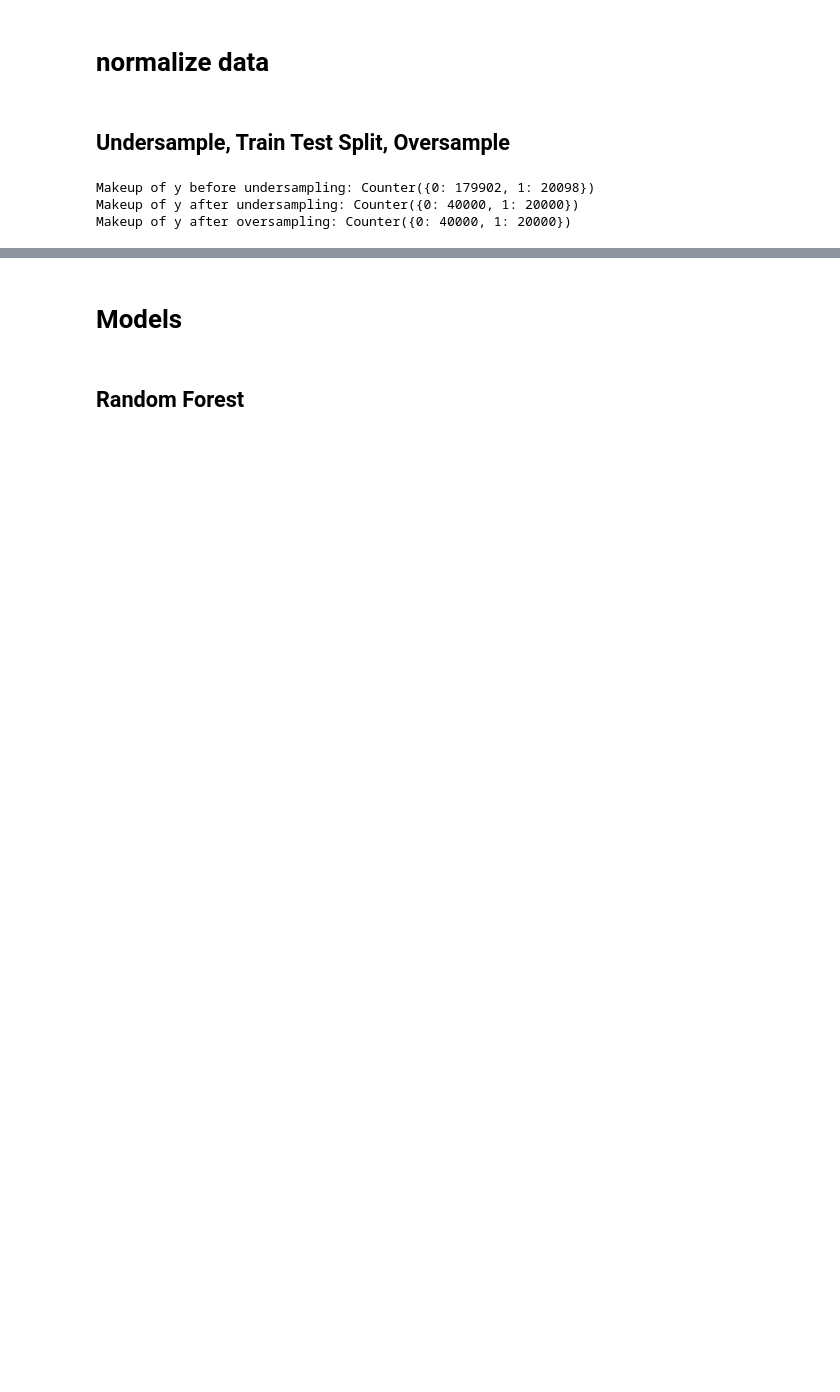
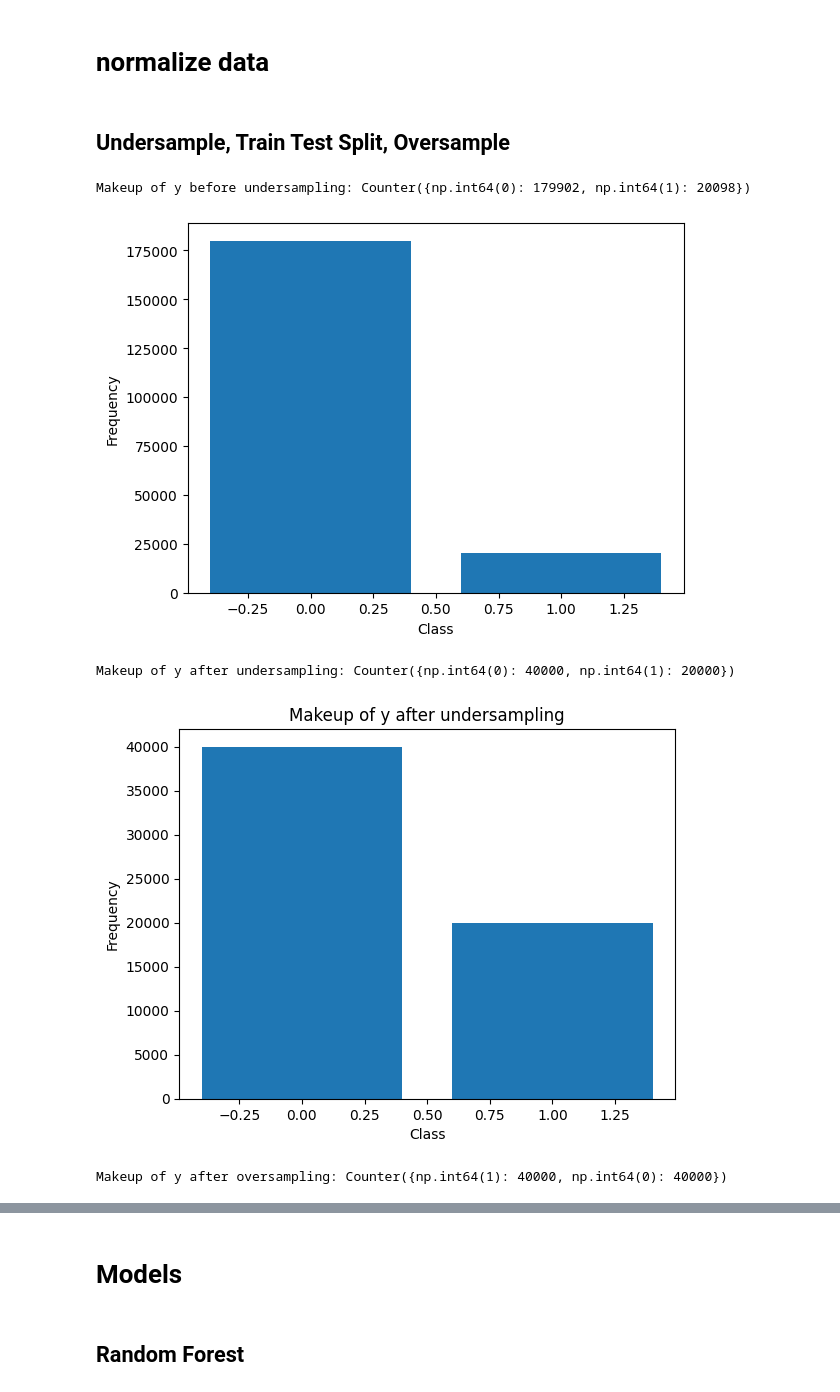
Before and after one commit to azizabousam1/Housing-Market-Analysis, a Jupyter notebook: customer-transaction-prediction.ipynb, the cells around one changed output, grey strips where cells are left out. Cells and saved outputs as stored; diff of their text form; code cells hidden in the pictures; blank space fills up the shorter version.

```diff
--- a/customer-transaction-prediction.ipynb
+++ b/customer-transaction-prediction.ipynb
@@ -218,24 +222,48 @@ X = scaler.fit_transform(X)
 # %%
 # in the intial data see the 0s and 1 number. make it same amount of 0 and 1 for support
 # Show the makeup of the labels
 print("Makeup of y before undersampling:", Counter(y))
+# Get the counts of each class in y_balanced
+counter = Counter(y)
+labels, values = zip(*counter.items())
 
-# Use RandomUnderSampler to undersample the majority class
+plt.bar(labels, values)
+plt.xlabel('Class')
+plt.ylabel('Frequency')
+plt.show()
+
 undersampler = RandomUnderSampler(sampling_strategy={0: 40000, 1: 20000}, random_state=42)
 X_balanced, y_balanced = undersampler.fit_resample(X, y)
 
-# Show the makeup of the labels
 print("Makeup of y after undersampling:", Counter(y_balanced))
 
 X_train, X_test, y_train, y_test = train_test_split(X_balanced, y_balanced, test_size=0.2, random_state=42)
 
-# Apply RandomOverSampler to training data
 oversampler = RandomOverSampler(sampling_strategy={0: 40000, 1: 40000}, random_state=42)
 X_train_resampled, y_train_resampled = oversampler.fit_resample(X_train, y_train)
 
-# Show the makeup of the labels
-print("Makeup of y after oversampling:", Counter(y_balanced))
+counter = Counter(y_balanced)
+labels, values = zip(*counter.items())
+
+plt.bar(labels, values)
+plt.title('Makeup of y after undersampling')
+plt.xlabel('Class')
+plt.ylabel('Frequency')
+plt.show()
+
+print("Makeup of y after oversampling:", Counter(y_train_resampled))
+
+counter = Counter(y_train_resampled)
+labels, values = zip(*counter.items())
+
+plt.bar(labels, values)
+plt.title('Makeup of y after undersampling')
+plt.xlabel('Class')
+plt.ylabel('Frequency')
+plt.show()
 # %% [output]
-Makeup of y before undersampling: Counter({0: 179902, 1: 20098})
-Makeup of y after undersampling: Counter({0: 40000, 1: 20000})
-Makeup of y after oversampling: Counter({0: 40000, 1: 20000})
+Makeup of y before undersampling: Counter({np.int64(0): 179902, np.int64(1): 20098})
+[figure, added]
+Makeup of y after undersampling: Counter({np.int64(0): 40000, np.int64(1): 20000})
+[figure, added]
+Makeup of y after oversampling: Counter({np.int64(1): 40000, np.int64(0): 40000})
```
Also changed, not shown: parts of 11 cells of this notebook, 1 other file.
